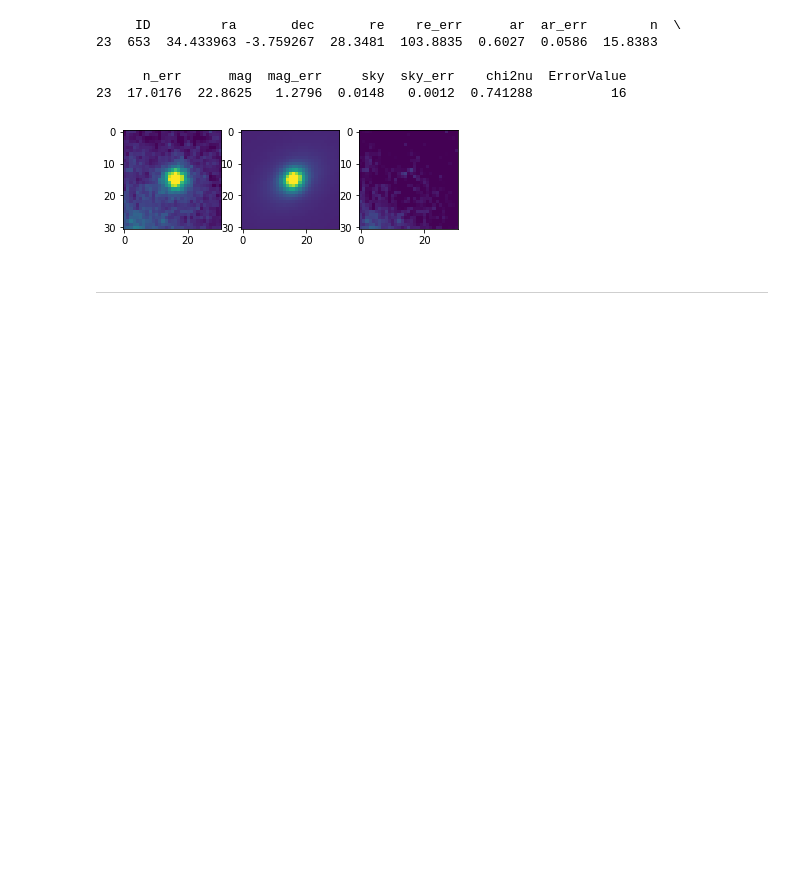
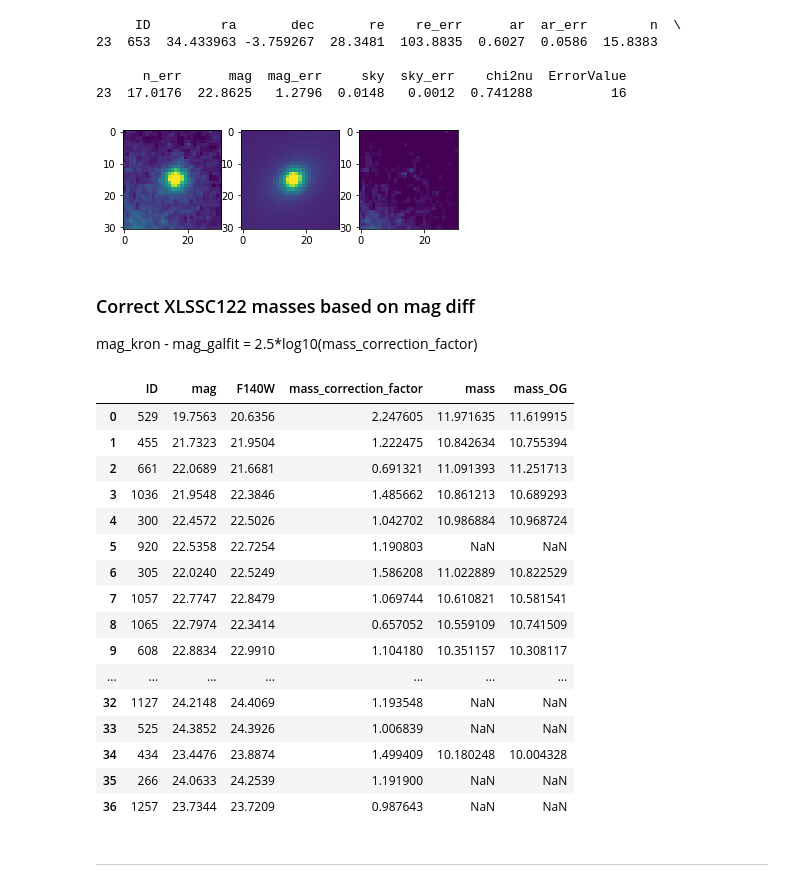
Before and after one commit to enoordeh/GalaxyPops, a Jupyter notebook: Analysis/mass_size.ipynb, the cells around one changed output. Saved outputs shown, nothing was run; the diff lists cells and outputs as text; code cells hidden in the pictures; blank space fills up the shorter version.

```diff
--- a/Analysis/mass_size.ipynb
+++ b/Analysis/mass_size.ipynb
@@ -101,5 +81,31 @@ for ID in brighter_kron_df['ID']:
       n_err      mag  mag_err     sky  sky_err    chi2nu  ErrorValue
 23  17.0176  22.8625   1.2796  0.0148   0.0012  0.741288          16
 [figure]
+# %% [markdown]
+### Correct XLSSC122 masses based on mag diff
+ mag_kron - mag_galfit = 2.5*log10(mass_correction_factor)
+# %%
+XLSSC_df['mass_correction_factor'] = 10**((XLSSC_df['F140W'] - XLSSC_df['mag'])/2.5)
+XLSSC_df['mass_OG'] = XLSSC_df['mass']
+XLSSC_df['mass'] = XLSSC_df['mass_OG'] + np.log10(XLSSC_df['mass_correction_factor'])
+XLSSC_df[['ID','mag','F140W','mass_correction_factor','mass','mass_OG']]
+# %% [output]
+|  | ID | mag | F140W | mass_correction_factor | mass | mass_OG |
+| 0 | 529 | 19.7563 | 20.6356 | 2.247605 | 11.971635 | 11.619915 |
+| 1 | 455 | 21.7323 | 21.9504 | 1.222475 | 10.842634 | 10.755394 |
+| 2 | 661 | 22.0689 | 21.6681 | 0.691321 | 11.091393 | 11.251713 |
+| 3 | 1036 | 21.9548 | 22.3846 | 1.485662 | 10.861213 | 10.689293 |
+| 4 | 300 | 22.4572 | 22.5026 | 1.042702 | 10.986884 | 10.968724 |
+| 5 | 920 | 22.5358 | 22.7254 | 1.190803 | NaN | NaN |
+| 6 | 305 | 22.0240 | 22.5249 | 1.586208 | 11.022889 | 10.822529 |
+| 7 | 1057 | 22.7747 | 22.8479 | 1.069744 | 10.610821 | 10.581541 |
+| 8 | 1065 | 22.7974 | 22.3414 | 0.657052 | 10.559109 | 10.741509 |
+| 9 | 608 | 22.8834 | 22.9910 | 1.104180 | 10.351157 | 10.308117 |
+| ... | ... | ... | ... | ... | ... | ... |
+| 32 | 1127 | 24.2148 | 24.4069 | 1.193548 | NaN | NaN |
+| 33 | 525 | 24.3852 | 24.3926 | 1.006839 | NaN | NaN |
+| 34 | 434 | 23.4476 | 23.8874 | 1.499409 | 10.180248 | 10.004328 |
+| 35 | 266 | 24.0633 | 24.2539 | 1.191900 | NaN | NaN |
+| 36 | 1257 | 23.7344 | 23.7209 | 0.987643 | NaN | NaN |
 # %% [markdown]
 ---------
```
Also changed, not shown: parts of 6 cells of this notebook, 1 other file.
